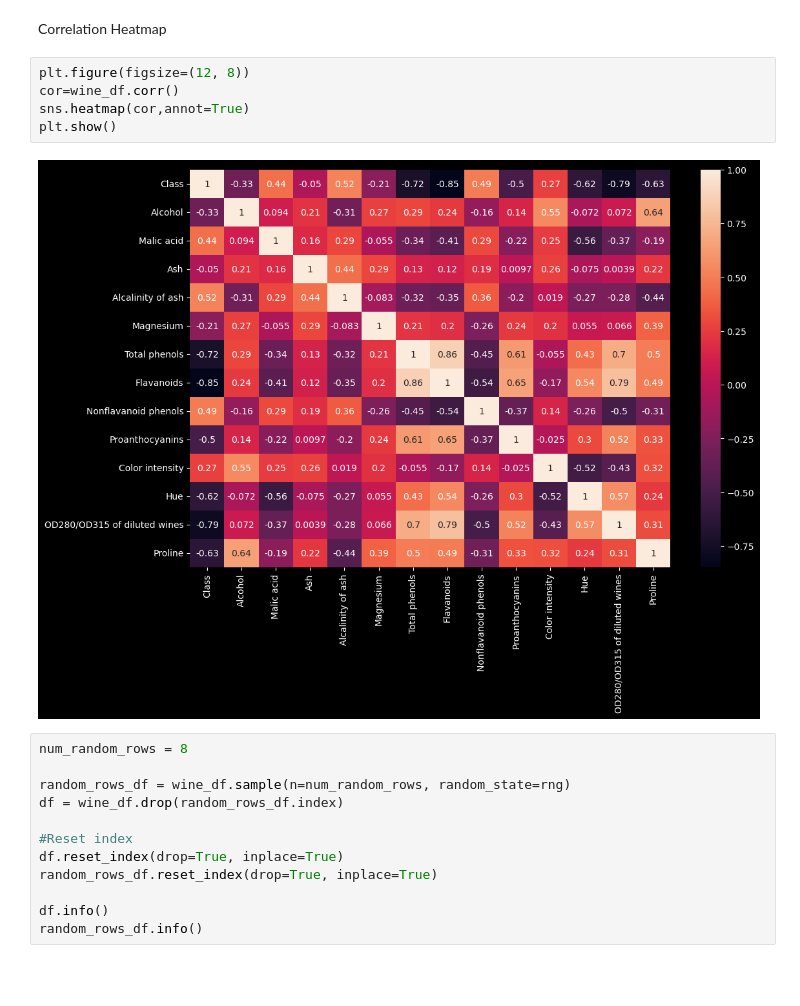
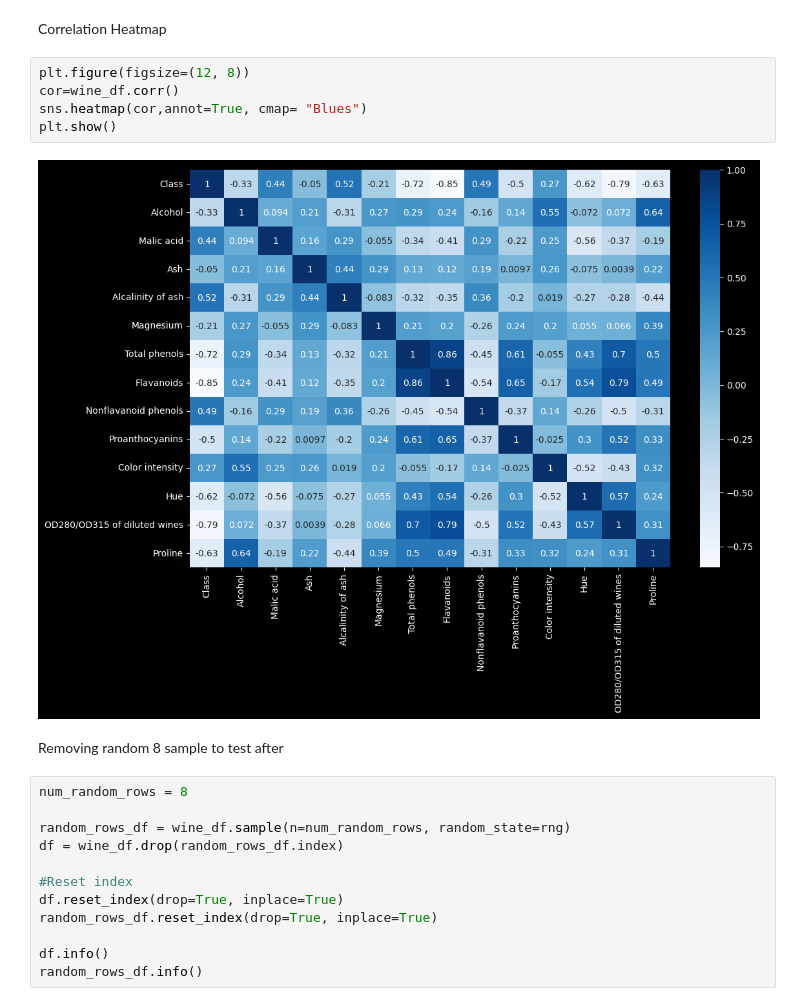
Before and after one commit to CesarJCardoso/TrabalhoDataScience, a Jupyter notebook: main3.ipynb, the cells around one changed output. Saved outputs shown, nothing was run; the diff lists cells and outputs as text; blank space fills up the shorter version.

```diff
--- a/main3.ipynb
+++ b/main3.ipynb
@@ -55,10 +55,12 @@ Correlation Heatmap
 # %%
 plt.figure(figsize=(12, 8))
 cor=wine_df.corr()
-sns.heatmap(cor,annot=True)
+sns.heatmap(cor,annot=True, cmap= "Blues")
 plt.show()
 # %% [output]
-[figure, old version]
+[figure, new version]
+# %% [markdown]
+Removing random 8 sample to test after
 # %%
 num_random_rows = 8
 
```
Also changed, not shown: parts of 10 cells of this notebook.
